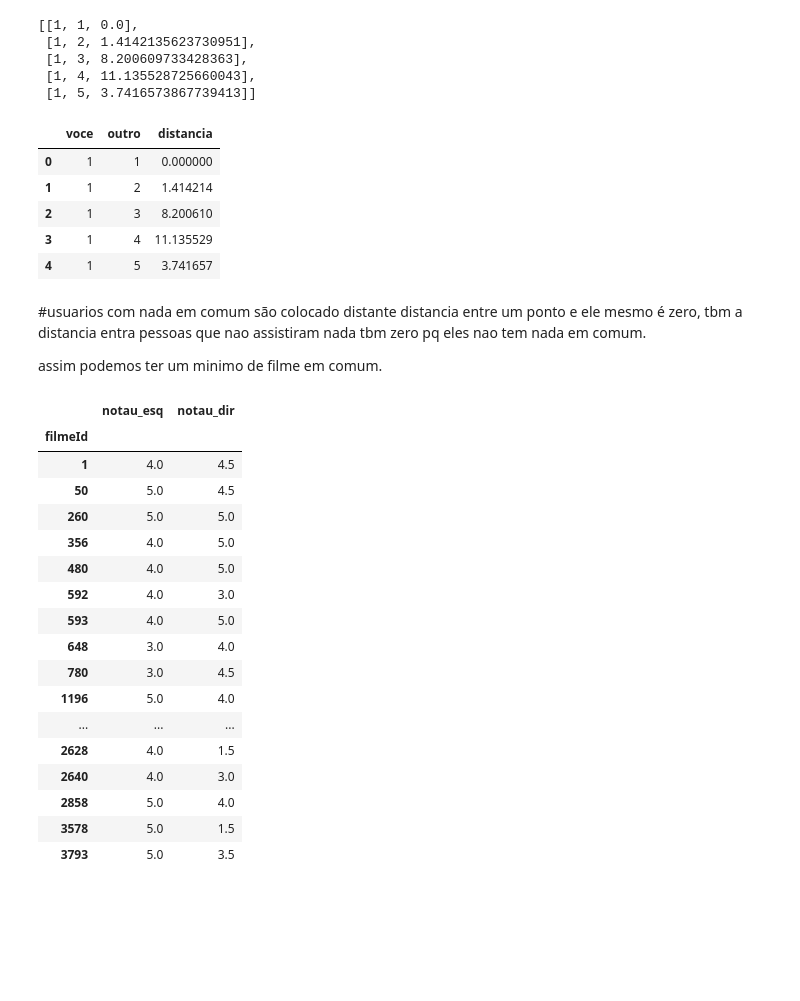
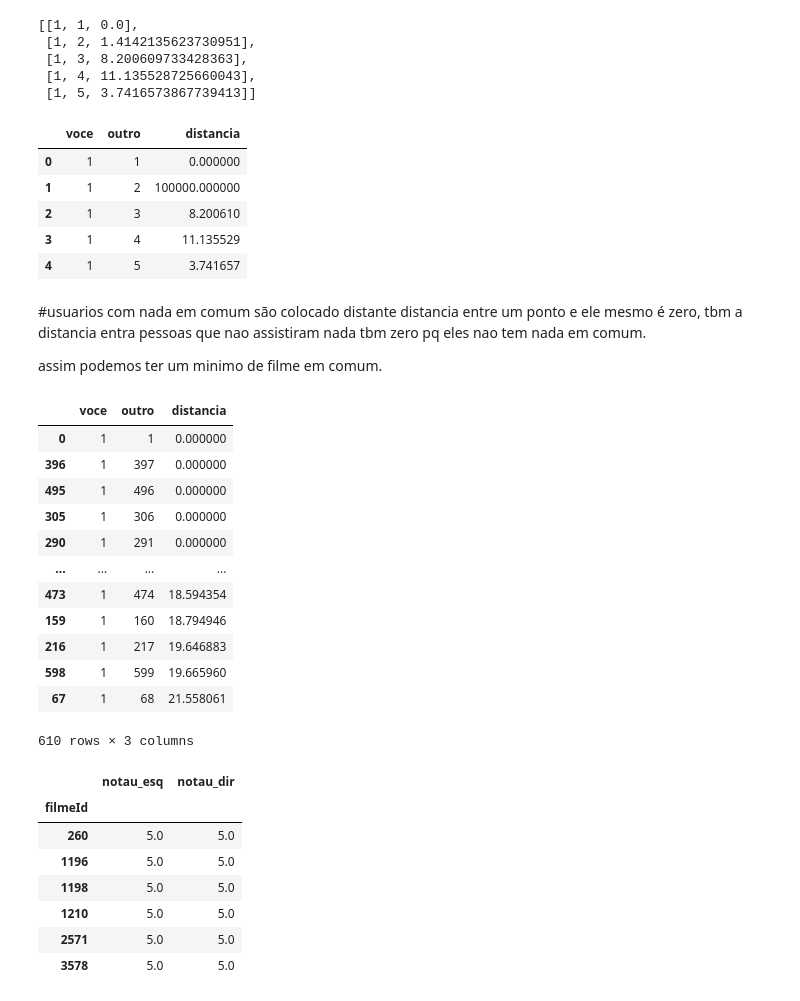
Before and after one commit to EduardoMoraesRitter/introducao-a-sistemas-de-recomendacao-com-python, a Jupyter notebook: distância_euclidiana_entre_usuários.ipynb, the cells around one changed output. Cells and saved outputs as stored; diff of their text form; code cells hidden in the pictures; blank space fills up the shorter version.

```diff
--- a/distância_euclidiana_entre_usuários.ipynb
+++ b/distância_euclidiana_entre_usuários.ipynb
@@ -216,15 +216,16 @@ ditancia_todos(1)[:5]
  [1, 5, 3.7416573867739413]]
 # %%
 #criando dataframe
-def ditancia_todos(vc):
-  ditancias = [distancia_usuarios(vc,usuario_id) for usuario_id in notas['usuarioId'].unique()]
-  distancias = pd.DataFrame(ditancias, columns = ["voce", "outro", "distancia"])
+def distancia_todos(vc):
+  distancias = [distancia_usuarios(vc,usuario_id) for usuario_id in notas['usuarioId'].unique()]
+  distancias = pd.DataFrame(distancias, columns = ["voce", "outro", "distancia"])
   return distancias
-ditancia_todos(1).head()
+ditancia_usu1_todos = distancia_todos(1)
+ditancia_usu1_todos.head()
 # %% [output]
 |  | voce | outro | distancia |
 | 0 | 1 | 1 | 0.000000 |
-| 1 | 1 | 2 | 1.414214 |
+| 1 | 1 | 2 | 100000.000000 |
 | 2 | 1 | 3 | 8.200610 |
 | 3 | 1 | 4 | 11.135529 |
 | 4 | 1 | 5 | 3.741657 |
@@ -233,24 +234,31 @@ ditancia_todos(1).head()
 distancia entre um ponto e ele mesmo é zero, tbm a distancia entra pessoas que nao assistiram nada tbm zero pq eles nao tem nada em comum.
 
 assim podemos ter um minimo de filme em comum.
+# %%
+ditancia_usu1_todos.sort_values(by=['distancia'])
+# %% [output]
+|  | voce | outro | distancia |
+| 0 | 1 | 1 | 0.000000 |
+| 396 | 1 | 397 | 0.000000 |
+| 495 | 1 | 496 | 0.000000 |
+| 305 | 1 | 306 | 0.000000 |
+| 290 | 1 | 291 | 0.000000 |
+| ... | ... | ... | ... |
+| 473 | 1 | 474 | 18.594354 |
+| 159 | 1 | 160 | 18.794946 |
+| 216 | 1 | 217 | 19.646883 |
+| 598 | 1 | 599 | 19.665960 |
+| 67 | 1 | 68 | 21.558061 |
+610 rows × 3 columns
 # %%
-notas_usuario(1).join(notas_usuario(7), lsuffix="u_esq", rsuffix="u_dir").dropna()
+#usuario que nao tem nada em comum
+notas_usuario(1).join(notas_usuario(397), lsuffix="u_esq", rsuffix="u_dir").dropna()
 # %% [output]
 |  | notau_esq | notau_dir |
 | filmeId |  |  |
-| 1 | 4.0 | 4.5 |
-| 50 | 5.0 | 4.5 |
 | 260 | 5.0 | 5.0 |
-| 356 | 4.0 | 5.0 |
-| 480 | 4.0 | 5.0 |
-| 592 | 4.0 | 3.0 |
-| 593 | 4.0 | 5.0 |
-| 648 | 3.0 | 4.0 |
-| 780 | 3.0 | 4.5 |
-| 1196 | 5.0 | 4.0 |
-| ... | ... | ... |
-| 2628 | 4.0 | 1.5 |
-| 2640 | 4.0 | 3.0 |
-| 2858 | 5.0 | 4.0 |
-| 3578 | 5.0 | 1.5 |
-| 3793 | 5.0 | 3.5 |
+| 1196 | 5.0 | 5.0 |
+| 1198 | 5.0 | 5.0 |
+| 1210 | 5.0 | 5.0 |
+| 2571 | 5.0 | 5.0 |
+| 3578 | 5.0 | 5.0 |
```
Also changed, not shown: parts of 4 cells of this notebook.
